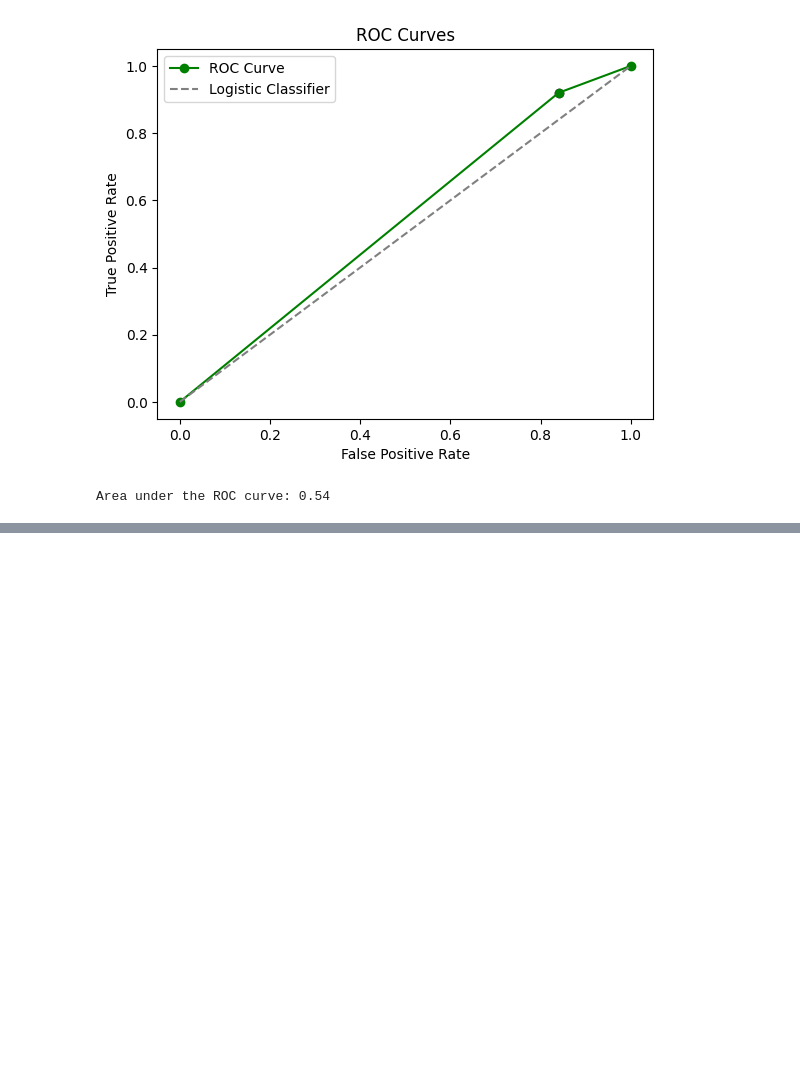
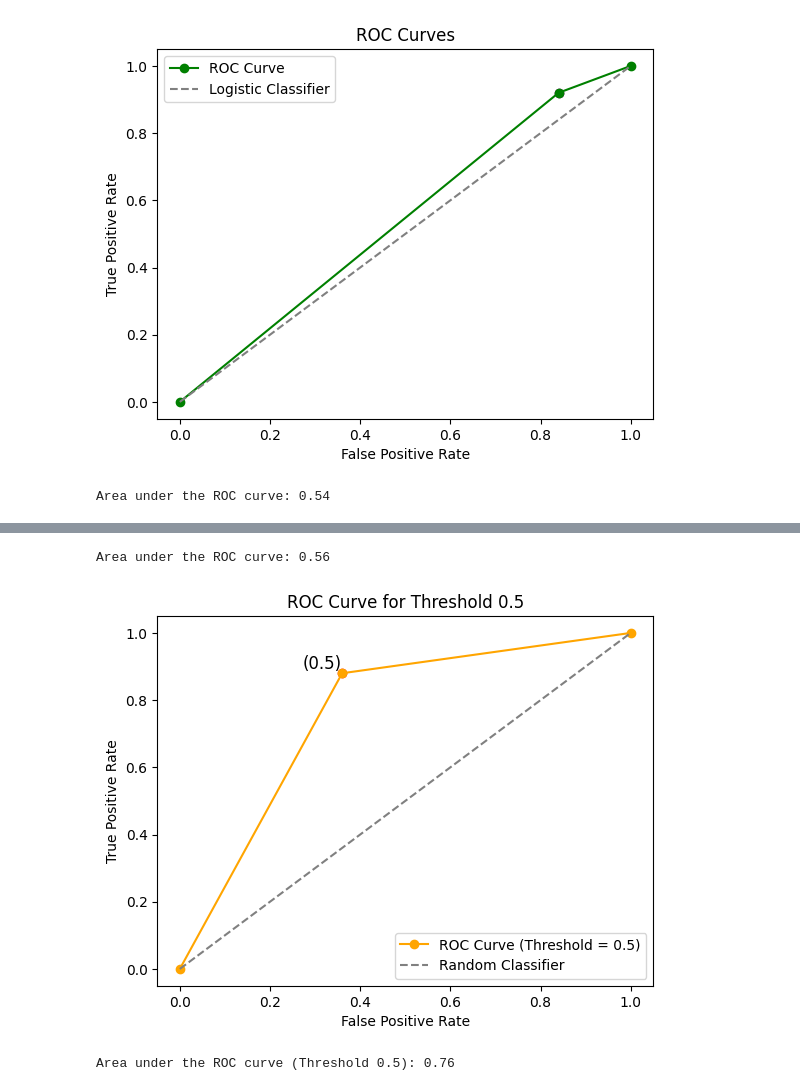
Before and after one commit to drskprabhakar/AI-ML-DL-colab-notebooks-coding-models, a Jupyter notebook: FDDT_roc_curve_1day_1_month_3month.ipynb, the cells around one changed output, grey strips where cells are left out. Saved outputs shown, nothing was run; the diff lists cells and outputs as text; code cells hidden in the pictures; blank space fills up the shorter version.

```diff
--- a/FDDT_roc_curve_1day_1_month_3month.ipynb
+++ b/FDDT_roc_curve_1day_1_month_3month.ipynb
@@ -78,0 +135,42 @@ Area under the ROC curve: 0.54
+# %%
+# prompt: Auc
+
+# Calculate AUC for Model 2
+roc_auc = auc([0, FPR, 1], [0, TPR, 1])
+print("Area under the ROC curve: {:.2f}".format(roc_auc))
+# %% [output]
+Area under the ROC curve: 0.56
+# %%
+import matplotlib.pyplot as plt
+
+# Given values at threshold 0.5
+TP = 22
+FP = 9
+TN = 16
+FN = 3
+
+# Calculate TPR and FPR
+TPR = TP / (TP + FN)  # True Positive Rate
+FPR = FP / (FP + TN)  # False Positive Rate
+
+# Plot ROC curve for threshold 0.5
+plt.figure()
+plt.plot([0, FPR, 1], [0, TPR, 1], marker='o', color='orange', label='ROC Curve (Threshold = 0.5)')
+plt.plot([0, 1], [0, 1], linestyle='--', color='gray', label='Random Classifier')
+plt.scatter(FPR, TPR, color='red')  # Highlight the point for threshold 0.5
+plt.text(FPR, TPR, '(0.5)', fontsize=12, verticalalignment='bottom', horizontalalignment='right')
+plt.xlabel('False Positive Rate')
+plt.ylabel('True Positive Rate')
+plt.title('ROC Curve for Threshold 0.5')
+plt.legend()
+plt.show()
+# %% [output]
+[figure, added]
+# %%
+# prompt: Auc
+
+# Calculate AUC for the ROC curve at threshold 0.5
+roc_auc = auc([0, FPR, 1], [0, TPR, 1])
+print("Area under the ROC curve (Threshold 0.5): {:.2f}".format(roc_auc))
+# %% [output]
+Area under the ROC curve (Threshold 0.5): 0.76
```
Also changed, not shown: parts of 4 cells of this notebook.
